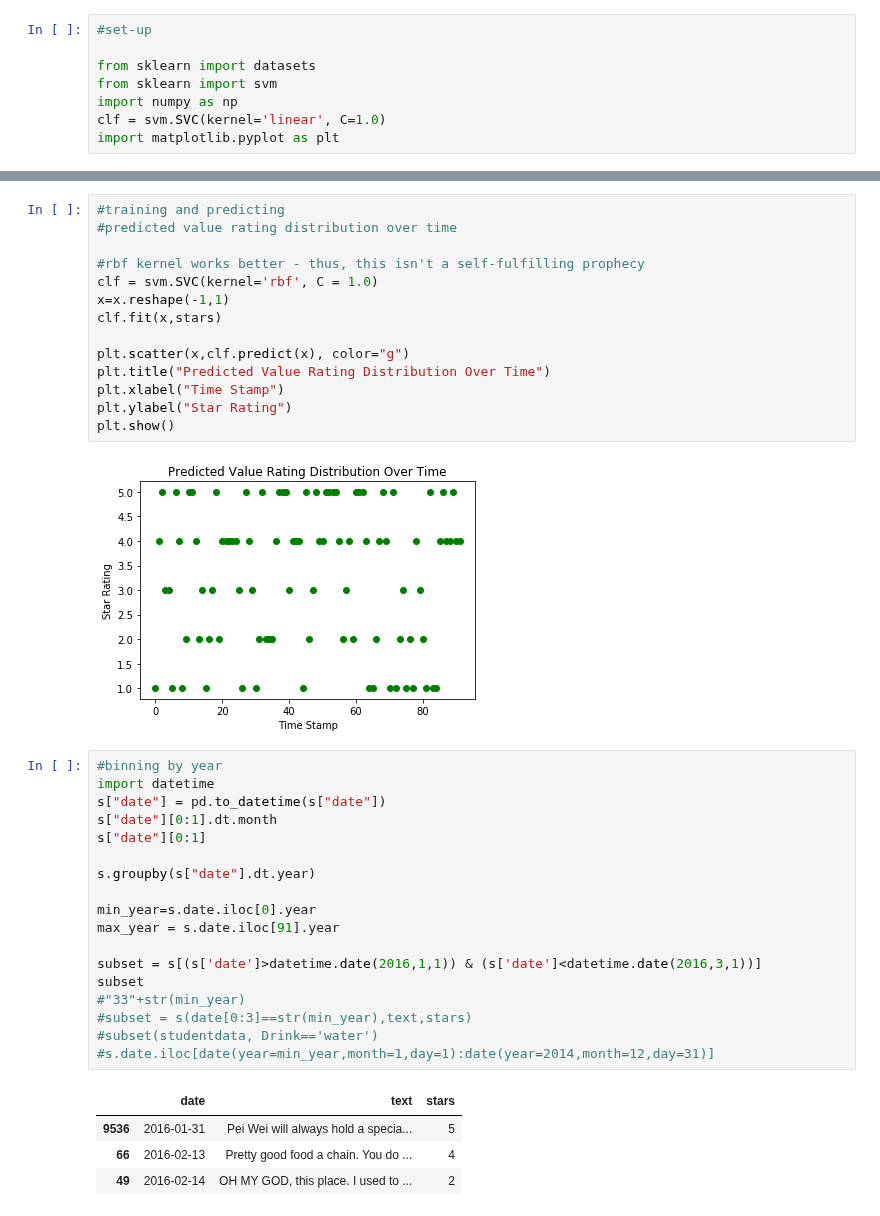
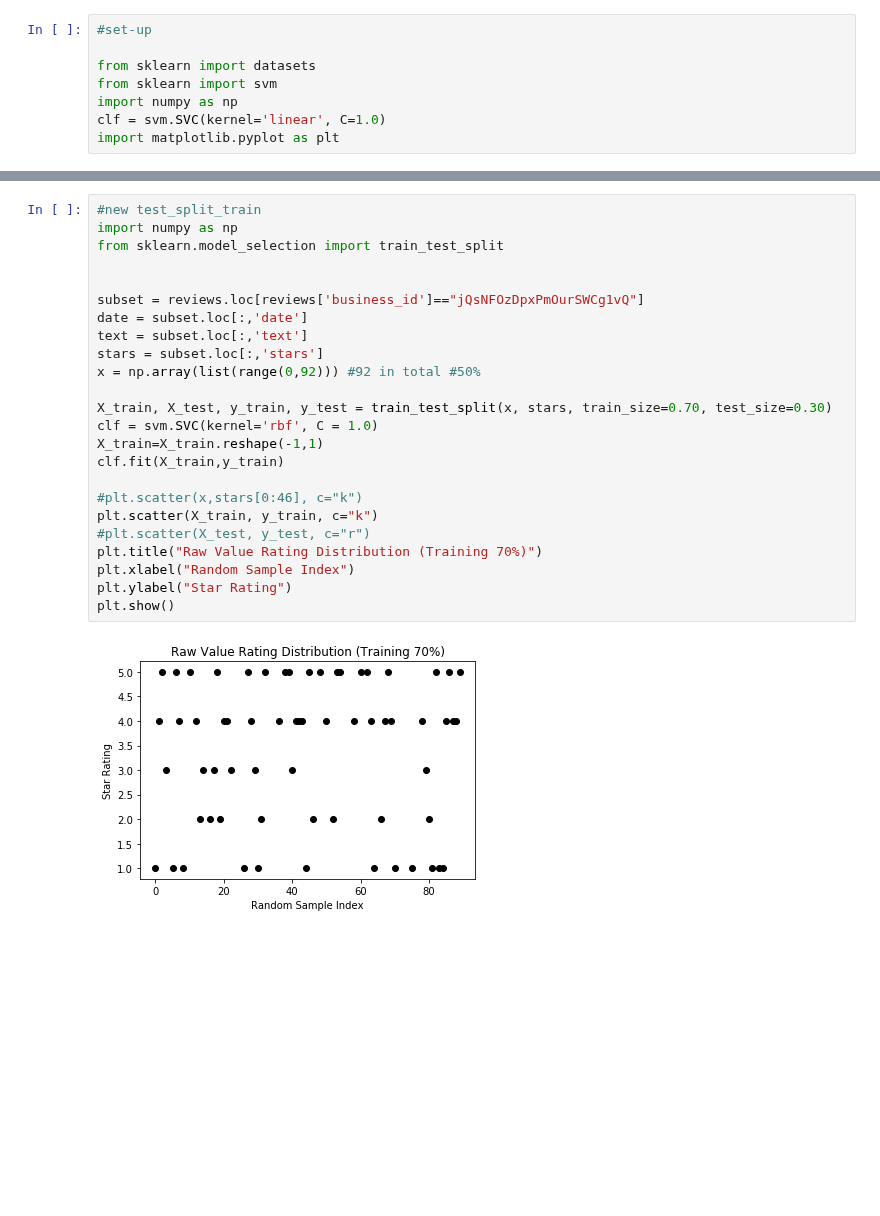
Before and after one commit to CornellDataScience/NLP_Research-FA17, a Jupyter notebook: topic_over_time/classifiers/week5-svm.ipynb, the cells around one changed output, grey strips where cells are left out. Drawn from its saved outputs; the diff is of its cells as text; blank space fills up the shorter version.

```diff
--- a/topic_over_time/classifiers/week5-svm.ipynb
+++ b/topic_over_time/classifiers/week5-svm.ipynb
@@ -441,42 +440,29 @@ plt.ylabel("Star Rating")
 plt.show()
 # %% [output]
 [figure]
-# %%
-#training and predicting
-#predicted value rating distribution over time
-
-#rbf kernel works better - thus, this isn't a self-fulfilling prophecy
-clf = svm.SVC(kernel='rbf', C = 1.0)
-x=x.reshape(-1,1)
-clf.fit(x,stars)
-
-plt.scatter(x,clf.predict(x), color="g")
-plt.title("Predicted Value Rating Distribution Over Time")
-plt.xlabel("Time Stamp")
-plt.ylabel("Star Rating")
-plt.show()
-# %% [output]
-[figure, removed]
-# %%
-#binning by year
-import datetime
-s["date"] = pd.to_datetime(s["date"])
-s["date"][0:1].dt.month
-s["date"][0:1]
-
-s.groupby(s["date"].dt.year)
-
-min_year=s.date.iloc[0].year
-max_year = s.date.iloc[91].year
-
-subset = s[(s['date']>datetime.date(2016,1,1)) & (s['date']<datetime.date(2016,3,1))]
-subset
-#"33"+str(min_year)
-#subset = s(date[0:3]==str(min_year),text,stars)
-#subset(studentdata, Drink=='water')
-#s.date.iloc[date(year=min_year,month=1,day=1):date(year=2014,month=12,day=31)]
-# %% [output]
-|  | date | text | stars |
-| 9536 | 2016-01-31 | Pei Wei will always hold a specia... | 5 |
-| 66 | 2016-02-13 | Pretty good food a chain. You do ... | 4 |
-| 49 | 2016-02-14 | OH MY GOD, this place. I used to ... | 2 |
+# %%
+#new test_split_train
+import numpy as np
+from sklearn.model_selection import train_test_split
+
+
+subset = reviews.loc[reviews['business_id']=="jQsNFOzDpxPmOurSWCg1vQ"]
+date = subset.loc[:,'date']
+text = subset.loc[:,'text']
+stars = subset.loc[:,'stars']
+x = np.array(list(range(0,92))) #92 in total #50%
+
+X_train, X_test, y_train, y_test = train_test_split(x, stars, train_size=0.70, test_size=0.30)
+clf = svm.SVC(kernel='rbf', C = 1.0)
+X_train=X_train.reshape(-1,1)
+clf.fit(X_train,y_train)
+
+#plt.scatter(x,stars[0:46], c="k")
+plt.scatter(X_train, y_train, c="k")
+#plt.scatter(X_test, y_test, c="r")
+plt.title("Raw Value Rating Distribution (Training 70%)")
+plt.xlabel("Random Sample Index")
+plt.ylabel("Star Rating")
+plt.show()
+# %% [output]
+[figure, added]
```
Also changed, not shown: parts of 8 cells of this notebook, 1 other file.
